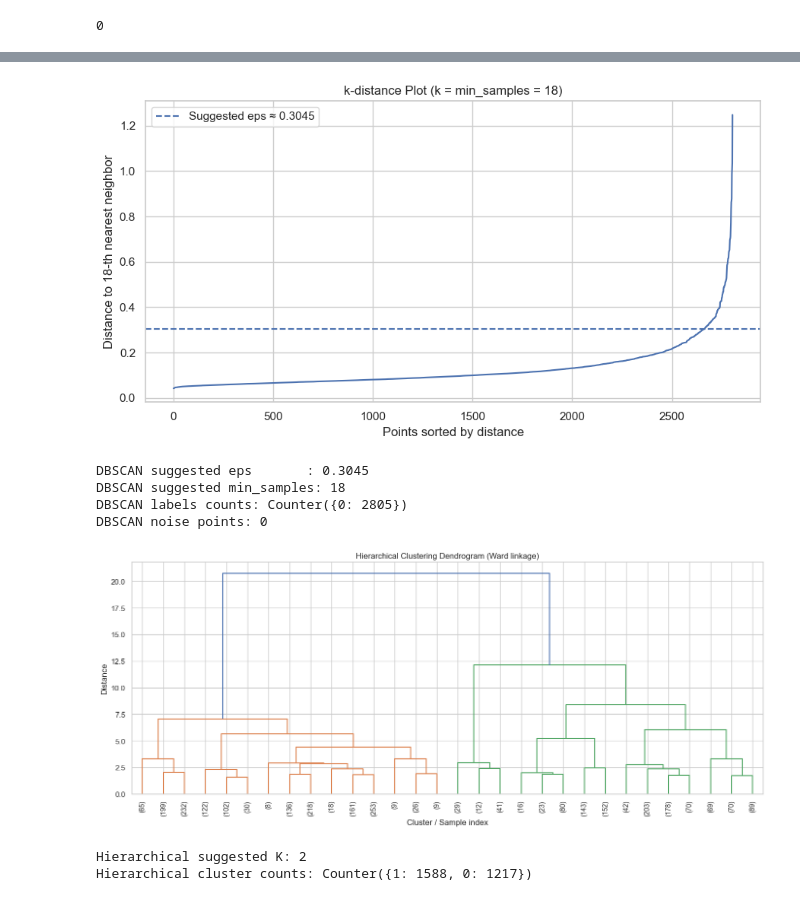
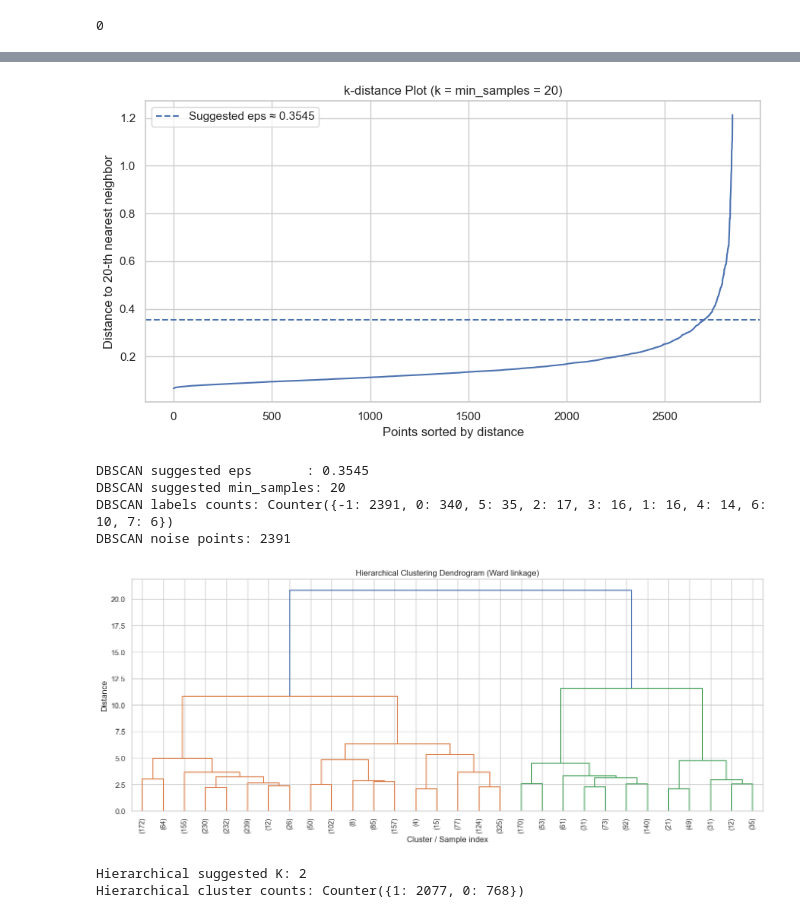
Before and after one commit to lamphat344961-alt/TIKTOK_crawl_V2, a Jupyter notebook: clustering/test2.ipynb, the cells around one changed output, grey strips where cells are left out. Saved outputs shown, nothing was run; the diff lists cells and outputs as text; code cells hidden in the pictures.

```diff
--- a/clustering/test2.ipynb
+++ b/clustering/test2.ipynb
@@ -37,7 +37,7 @@ plt.rcParams["figure.figsize"] = (10, 6)
 # ------------------------------------------------------------
 # Đường dẫn dữ liệu
 # ------------------------------------------------------------
-DATA_PATH =r"feature_for_clustering.csv"
+DATA_PATH =r"feature_for_clustering1.csv"
 # DATA_PATH = r"C:\Users\Admin\Desktop\TANPHAT\hocotruong\Năm ba 2025-2026\HK2_A\Phantichvatrucquandulieu\DA_cuoimon\data_clustering_final4.csv"
 # %%
 
@@ -89,3 +94,5 @@ print(df.columns.tolist())
+# %%
+df =df.drop(columns=['CREATOR_ID'])
 # %%
 print(df.info())
 # %% [output]
@@ -345,39 +352,39 @@ def suggest_dbscan_params(X, min_samples=None, percentile=95, plot=True):
 
     if plot:
         plt.figure(figsize=(9, 5))
         plt.plot(k_distances_sorted)
         plt.axhline(eps_suggested, linestyle="--",
                     label=f"Suggested eps ≈ {eps_suggested:.4f}")
         plt.title(f"k-distance Plot (k = min_samples = {min_samples})")
         plt.xlabel("Points sorted by distance")
         plt.ylabel(f"Distance to {min_samples}-th nearest neighbor")
         plt.legend()
         plt.tight_layout()
         plt.show()
 
     return eps_suggested, min_samples, k_distances_sorted
 
 
 eps_suggested, min_samples_suggested, kdist = suggest_dbscan_params(
     df_,
     min_samples=None,
     percentile=95,
     plot=True
 )
 
-dbscan = DBSCAN(eps=2.0, min_samples=30)
+dbscan = DBSCAN(eps=0.064992, min_samples=8)
 dbscan_labels = dbscan.fit_predict(df_)
 
 print("\nDBSCAN suggested eps       :", round(eps_suggested, 4))
 print("DBSCAN suggested min_samples:", min_samples_suggested)
 print("DBSCAN labels counts:", Counter(dbscan_labels))
 print("DBSCAN noise points:", np.sum(dbscan_labels == -1))
 # %% [output]
-[figure, old version]
+[figure, new version]
-DBSCAN suggested eps       : 0.3045
-DBSCAN suggested min_samples: 18
-DBSCAN labels counts: Counter({0: 2805})
-DBSCAN noise points: 0
+DBSCAN suggested eps       : 0.3545
+DBSCAN suggested min_samples: 20
+DBSCAN labels counts: Counter({-1: 2391, 0: 340, 5: 35, 2: 17, 3: 16, 1: 16, 4: 14, 6: 10, 7: 6})
+DBSCAN noise points: 2391
 # %%
 
 # ------------------------------------------------------------
@@ -426,9 +433,9 @@ hier_labels = agglomerative.fit_predict(df_)
 print("\nHierarchical suggested K:", suggested_k_hier)
 print("Hierarchical cluster counts:", Counter(hier_labels))
 # %% [output]
-[figure, old version]
+[figure, new version]
 Hierarchical suggested K: 2
-Hierarchical cluster counts: Counter({1: 1588, 0: 1217})
+Hierarchical cluster counts: Counter({1: 2077, 0: 768})
 # %%
 
 # ------------------------------------------------------------
```
Also changed, not shown: parts of 13 cells of this notebook, 6 other files.
